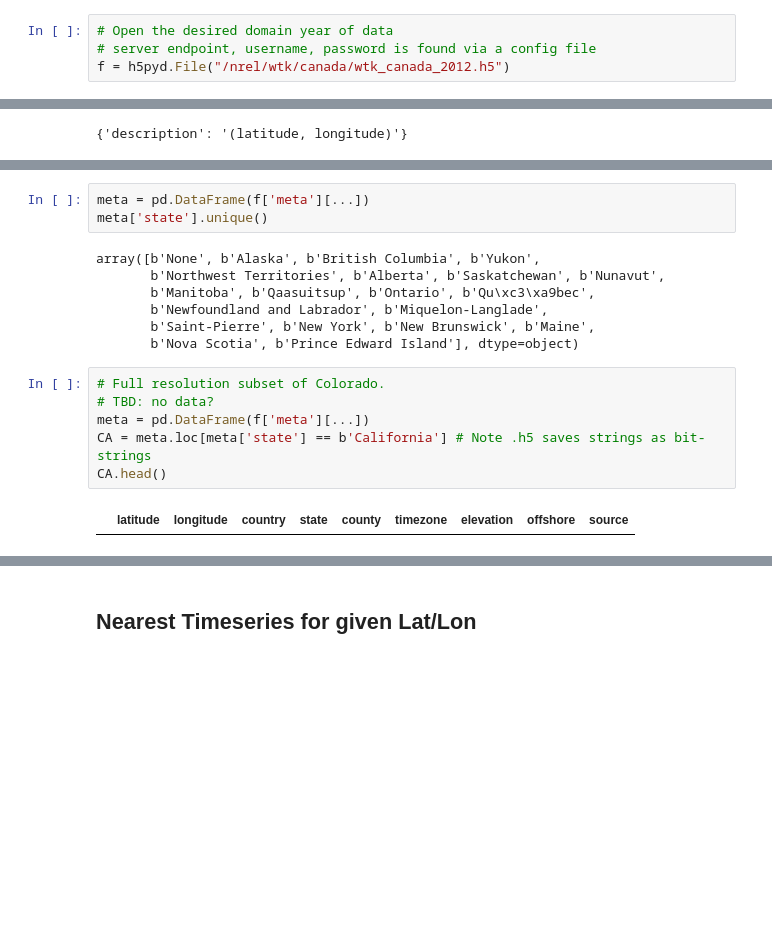
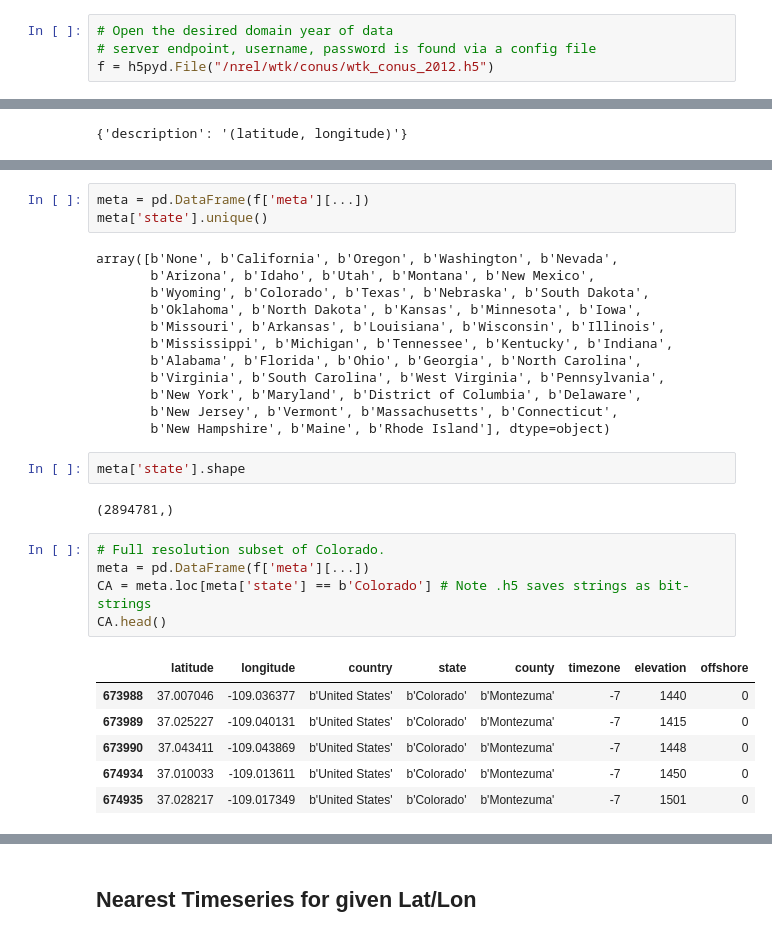
Before and after one commit to NREL/hsds-examples, a Jupyter notebook: notebooks/02_WTK_Domains_introduction.ipynb, the cells around one changed output, grey strips where cells are left out. Drawn from its saved outputs; the diff is of its cells as text; blank space fills up the shorter version.

```diff
--- a/notebooks/02_WTK_Domains_introduction.ipynb
+++ b/notebooks/02_WTK_Domains_introduction.ipynb
@@ -20,7 +20,7 @@ Each year can be accessed from `/nrel/wtk/${country}/wtk_${country}_${year}.h5`
 # %%
 # Open the desired domain year of data
 # server endpoint, username, password is found via a config file
-f = h5pyd.File("/nrel/wtk/canada/wtk_canada_2012.h5")
+f = h5pyd.File("/nrel/wtk/conus/wtk_conus_2012.h5")
 # %%
 list(f.attrs)  # list attributes belonging to the root group
 # %% [output]
@@ -219,20 +219,33 @@ plt.show()
 meta = pd.DataFrame(f['meta'][...])
 meta['state'].unique()
 # %% [output]
-array([b'None', b'Alaska', b'British Columbia', b'Yukon',
-       b'Northwest Territories', b'Alberta', b'Saskatchewan', b'Nunavut',
-       b'Manitoba', b'Qaasuitsup', b'Ontario', b'Qu\xc3\xa9bec',
-       b'Newfoundland and Labrador', b'Miquelon-Langlade',
-       b'Saint-Pierre', b'New York', b'New Brunswick', b'Maine',
-       b'Nova Scotia', b'Prince Edward Island'], dtype=object)
+array([b'None', b'California', b'Oregon', b'Washington', b'Nevada',
+       b'Arizona', b'Idaho', b'Utah', b'Montana', b'New Mexico',
+       b'Wyoming', b'Colorado', b'Texas', b'Nebraska', b'South Dakota',
+       b'Oklahoma', b'North Dakota', b'Kansas', b'Minnesota', b'Iowa',
+       b'Missouri', b'Arkansas', b'Louisiana', b'Wisconsin', b'Illinois',
+       b'Mississippi', b'Michigan', b'Tennessee', b'Kentucky', b'Indiana',
+       b'Alabama', b'Florida', b'Ohio', b'Georgia', b'North Carolina',
+       b'Virginia', b'South Carolina', b'West Virginia', b'Pennsylvania',
+       b'New York', b'Maryland', b'District of Columbia', b'Delaware',
+       b'New Jersey', b'Vermont', b'Massachusetts', b'Connecticut',
+       b'New Hampshire', b'Maine', b'Rhode Island'], dtype=object)
+# %%
+meta['state'].shape
+# %% [output]
+(2894781,)
 # %%
 # Full resolution subset of Colorado.
-# TBD: no data?
 meta = pd.DataFrame(f['meta'][...])
-CA = meta.loc[meta['state'] == b'California'] # Note .h5 saves strings as bit-strings
+CA = meta.loc[meta['state'] == b'Colorado'] # Note .h5 saves strings as bit-strings
 CA.head()
 # %% [output]
-|  | latitude | longitude | country | state | county | timezone | elevation | offshore | source |
+|  | latitude | longitude | country | state | county | timezone | elevation | offshore |
+| 673988 | 37.007046 | -109.036377 | b'United States' | b'Colorado' | b'Montezuma' | -7 | 1440 | 0 |
+| 673989 | 37.025227 | -109.040131 | b'United States' | b'Colorado' | b'Montezuma' | -7 | 1415 | 0 |
+| 673990 | 37.043411 | -109.043869 | b'United States' | b'Colorado' | b'Montezuma' | -7 | 1448 | 0 |
+| 674934 | 37.010033 | -109.013611 | b'United States' | b'Colorado' | b'Montezuma' | -7 | 1450 | 0 |
+| 674935 | 37.028217 | -109.017349 | b'United States' | b'Colorado' | b'Montezuma' | -7 | 1501 | 0 |
 # %%
 %time data = dset[timestep][CA.index]  # full-resolution subset
 df = CA[['longitude', 'latitude']].copy()
```
Also changed, not shown: parts of 17 cells of this notebook, 4 other files.
